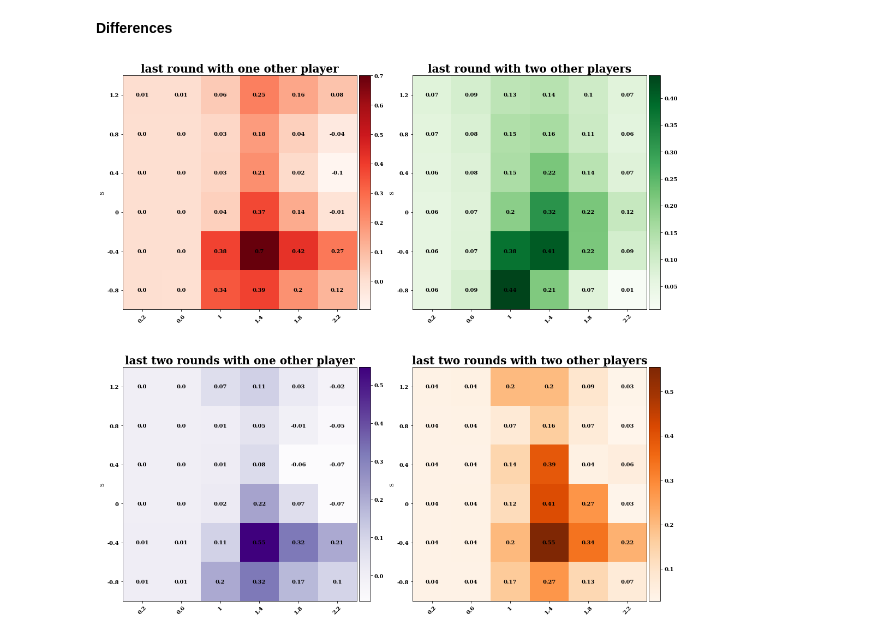
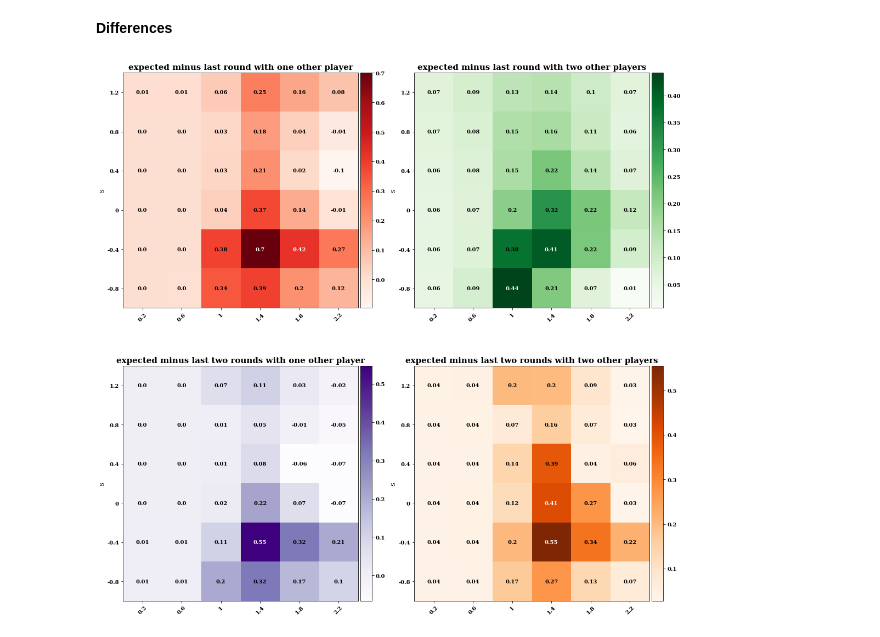
Before and after one commit to Nikoleta-v3/evolution-of-cooperation-with-limited-updating-payoff-memory, a Jupyter notebook: nbs/Cooperating rates.ipynb, the cells around one changed output. Drawn from its saved outputs; the diff is of its cells as text; code cells hidden in the pictures.

```diff
--- a/nbs/Cooperating rates.ipynb
+++ b/nbs/Cooperating rates.ipynb
@@ -233,13 +226,13 @@ fig.colorbar(im, cax=cax, orientation='vertical');
 
 for k in range(dimensions):
     for j in range(dimensions):
+        if round(cooperation_rates_opp[k, j], 2) >= .6:
+            color = "w"
+        else:
+            color = "black"
         text = axes.text(j, k, round(cooperation_rates_opp[k, j], 2),
-                       ha="center", va="center", color="w")
+                       ha="center", va="center", color=color)
 
-for k in range(4, dimensions):
-    for j in range(3, dimensions):
-        text = axes.text(j, k, round(cooperation_rates_opp[k, j], 2),
-                       ha="center", va="center", color="black")
 
 axes.set_title("Limited Memory Payoffs" "\n" "(last round with two other players)", weight="bold",);
 
@@ -287,13 +280,12 @@ fig.colorbar(im, cax=cax, orientation='vertical');
 
 for k in range(dimensions):
     for j in range(dimensions):
+        if round(cooperation_rates_last[k, j], 2) >= .6:
+            color = "w"
+        else:
+            color = "black"
         text = axes.text(j, k, round(cooperation_rates_last[k, j], 2),
-                       ha="center", va="center", color="w")
-
-for k in range(4, dimensions):
-    for j in range(3, dimensions):
-        text = axes.text(j, k, round(cooperation_rates_last[k, j], 2),
-                       ha="center", va="center", color="black")
+                       ha="center", va="center", color=color)
 
 axes.set_title("Limited Memory Payoffs" "\n" "(last two rounds with two other players)", weight="bold",);
 
@@ -310,36 +302,40 @@ fig, axes = plt.subplots(nrows=2, ncols=2, figsize=(15, 15))
 for i, rates in enumerate([cooperation_difference,
                            opponents_difference,
                            rounds_difference,
                            rounds_opp_difference]):
 
     index = (int(i / 2), i % 2)
 
     im = axes[index].imshow(rates, cmap=cmaps[i + 1])
 
     axes[index].set_xticks(range(dimensions))
     axes[index].set_yticks(range(dimensions))
 
     axes[index].set_xticklabels(Ts, rotation=45)
     axes[index].set_yticklabels(Ss)
 
     axes[index].set_ylabel('T')
     axes[index].set_ylabel('S')
 
     divider = make_axes_locatable(axes[index])
     cax = divider.append_axes('right', size='5%', pad=0.05)
     fig.colorbar(im, cax=cax, orientation='vertical');
 
     for k in range(dimensions):
         for j in range(dimensions):
+            if round(rates[k, j], 2) >= .4:
+                color = "w"
+            else:
+                color = "black"
             text = axes[index].text(j, k, round(rates[k, j], 2),
-                           ha="center", va="center", color="black")
+                               ha="center", va="center", color=color)
 
-axes[0, 0].set_title("last round with one other player", weight="bold", fontsize=20);axes[0, 0].set_title("last round with one other player", weight="bold", fontsize=20);
-axes[0, 1].set_title("last round with two other players", weight="bold", fontsize=20);axes[0, 0].set_title("last round with one other player", weight="bold", fontsize=20);
-axes[1, 0].set_title("last two rounds with one other player", weight="bold", fontsize=20);axes[0, 0].set_title("last round with one other player", weight="bold", fontsize=20);
-axes[1, 1].set_title("last two rounds with two other players", weight="bold", fontsize=20);
+axes[0, 0].set_title("expected minus last round with one other player", weight="bold", fontsize=15);
+axes[0, 1].set_title("expected minus last round with two other players", weight="bold", fontsize=15);
+axes[1, 0].set_title("expected minus last two rounds with one other player", weight="bold", fontsize=15);
+axes[1, 1].set_title("expected minus last two rounds with two other players", weight="bold", fontsize=15);
 plt.tight_layout()
 
 fig.savefig("../static/difference_in_cooperation.pdf", bbox_inches='tight')
 # %% [output]
-[figure, old version]
+[figure, new version]
```
Also changed, not shown: parts of 6 cells of this notebook, 8 other files.
